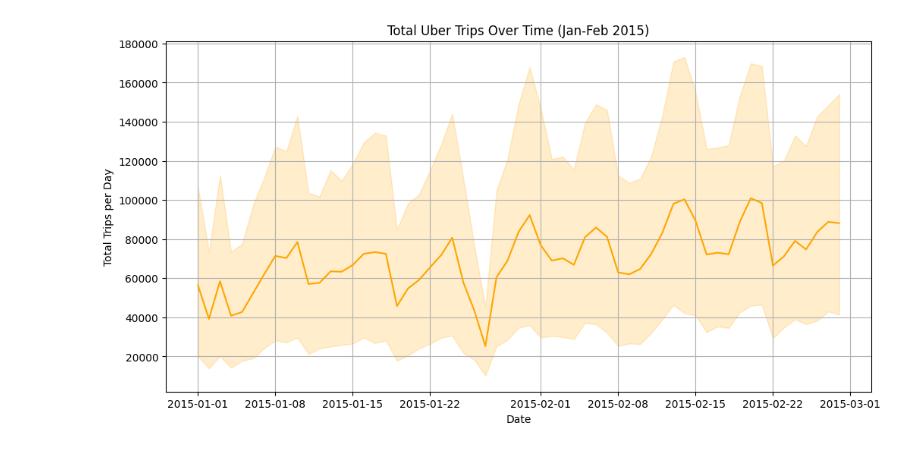
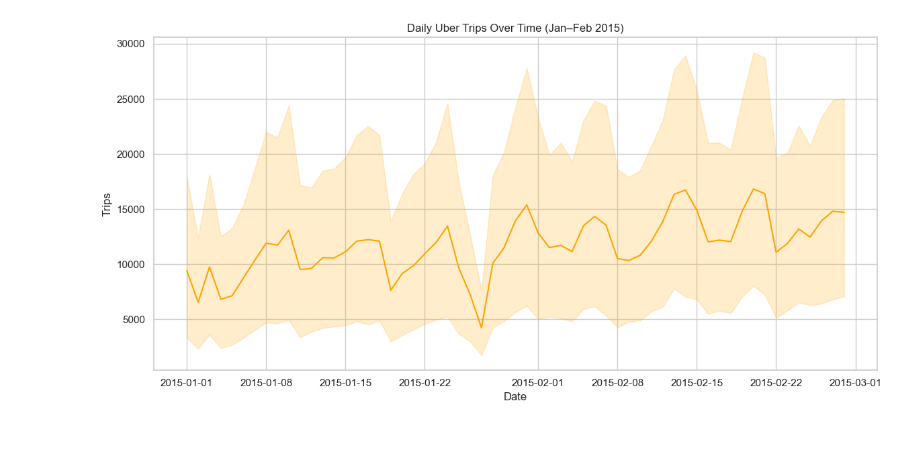
Before and after one commit to taabishhhhhh/Uber_Trip_Analysis, a Jupyter notebook: 01_data_load_and_EDA.ipynb, the cells around one changed output. Drawn from its saved outputs; the diff is of its cells as text; code cells hidden in the pictures.

```diff
--- a/01_data_load_and_EDA.ipynb
+++ b/01_data_load_and_EDA.ipynb
@@ -2,5 +2,11 @@
 import pandas as pd
 import matplotlib.pyplot as plt
 import seaborn as sns
+
+sns.set(style="whitegrid")
 # %%
-data = pd.read_csv("Data/Uber-jan-feb-FOIL.csv")
+data = pd.read_csv("Data/Uber-Jan-Feb-FOIL.csv")
+
+display(data.head())
+print(data.info())
+display(data.describe())
@@ -43,13 +41,15 @@ display(data.describe())
 # %%
 data['date'] = pd.to_datetime(data['date'])
+data = data.sort_values('date')
 # %%
 plt.figure(figsize=(12,6))
-sns.lineplot(x='date', y='trips', data=data, estimator='sum', color='orange')
-plt.title("Total Uber Trips Over Time (Jan-Feb 2015)")
+sns.lineplot(x='date', y='trips', data=data, color='orange')
+plt.title("Daily Uber Trips Over Time (Jan–Feb 2015)")
 plt.xlabel("Date")
-plt.ylabel("Total Trips per Day")
+plt.ylabel("Trips")
 plt.grid(True)
+plt.tight_layout()
 plt.show()
 # %% [output]
-[figure, old version]
+[figure, new version]
 # %%
```
Also changed, not shown: parts of 8 cells of this notebook, 17 other files.
